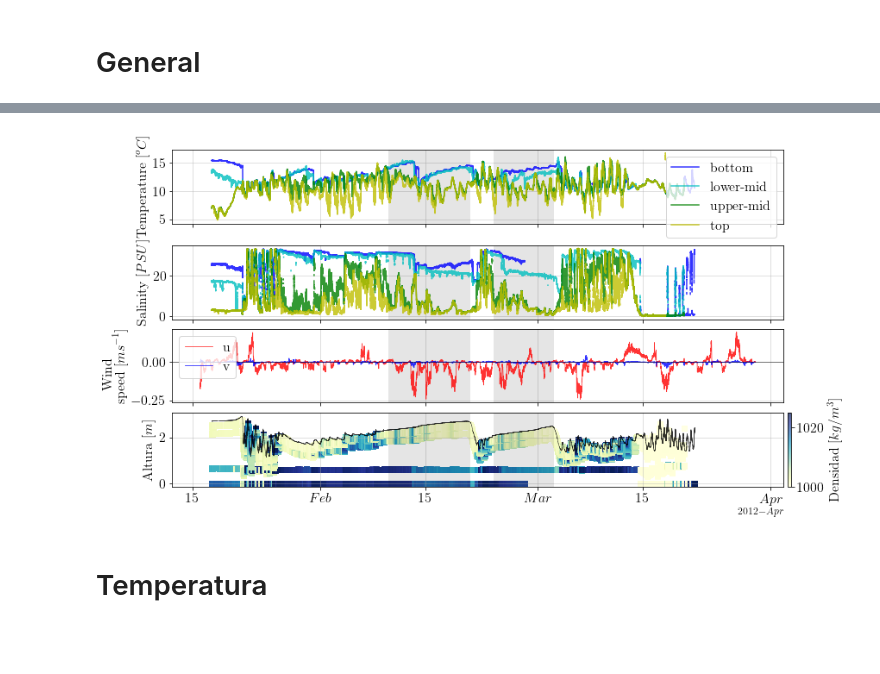
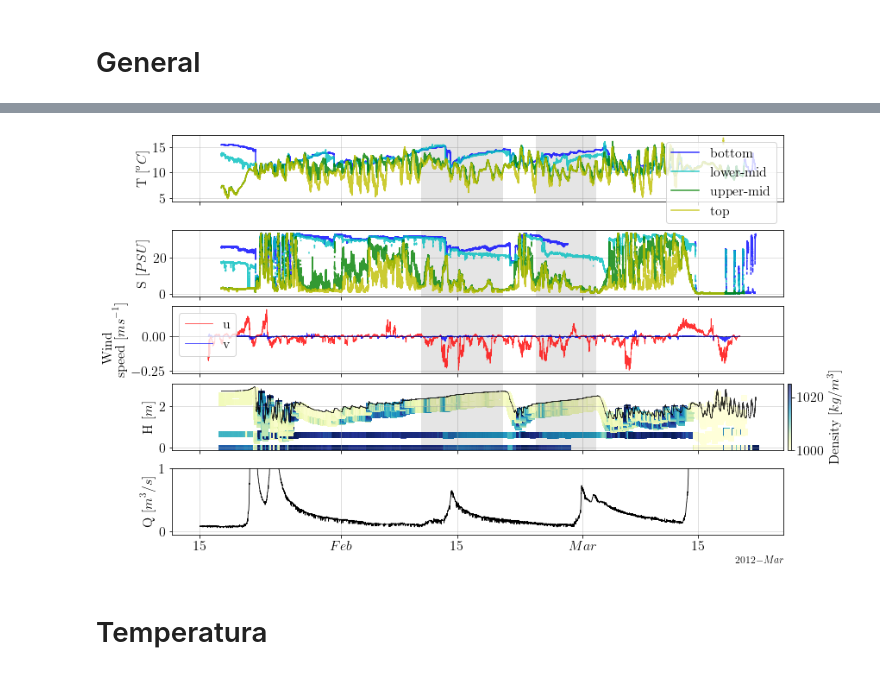
Before and after one commit to Dhannai/Thesis, a Jupyter notebook: febmar/CTD_nuevo.ipynb, the cells around one changed output, grey strips where cells are left out. Drawn from its saved outputs; the diff is of its cells as text; code cells hidden in the pictures; blank space fills up the shorter version.

```diff
--- a/febmar/CTD_nuevo.ipynb
+++ b/febmar/CTD_nuevo.ipynb
@@ -213,10 +213,10 @@ z_pc = z_pc.assign_coords(variables=("Depth2"))
 PC_CTD = xr.concat([PC_CTD, z_pc], dim="variables")
 # %%
 #Viento
-df2 = pd.read_table('C://Users//dhann//OneDrive//Documents//Magister//Estuario Pescadero//meteorological_station//raw//CR200Series_sixmin_pescadero_20120301.dat', sep=",", header=[1, 2, 3])
+df2 = pd.read_table('C://Users//Dhannai//OneDrive//Documents//Magister//Estuario Pescadero//meteorological_station//raw//CR200Series_sixmin_pescadero_20120301.dat', sep=",", header=[1, 2, 3])
 df2 = pd.DataFrame(df2.values, columns = ['TIMESTAMP','RECORD','Speed','Direction','Winddir_D2','airTC','RH'])
 df2 = df2.set_index('TIMESTAMP')
-df3 = pd.read_table('C://Users//dhann//OneDrive//Documents//Magister//Estuario Pescadero//meteorological_station//raw//CR200Series_sixmin_pescadero_20120419.dat', sep=",", header=[1, 2, 3])
+df3 = pd.read_table('C://Users//Dhannai//OneDrive//Documents//Magister//Estuario Pescadero//meteorological_station//raw//CR200Series_sixmin_pescadero_20120419.dat', sep=",", header=[1, 2, 3])
 df3 = pd.DataFrame(df3.values, columns = ['TIMESTAMP','RECORD','Speed','Direction','Winddir_D2','airTC','RH'])
 df3 = df3.set_index('TIMESTAMP')
 result = pd.concat([df2, df3], ignore_index=False, sort=False)
@@ -244,11 +244,12 @@ Q["fecha"] = pd.to_datetime(Q["fecha"].values)
 # %%
 #Importar caudal de pescadero cada 15 min en GMT
 # https://nwis.waterservices.usgs.gov/nwis/iv/?sites=11162500&parameterCd=00060&startDT=2011-07-07T00:00:00.000-07:00&endDT=2012-07-07T23:59:59.999-07:00&siteStatus=all&format=rdb
-Q = pd.read_csv("data\\caudal2012.csv", sep=';')
+Q = pd.read_csv("data\\caudal2012.csv", sep=';') #ft3/s
 Q = Q.drop(['5s', '15s', '14n', 'Unnamed: 6'], axis=1)
 Q['index'] = pd.to_datetime(Q['20d'] + ' ' + Q['6s'], format='%d-%m-%Y %H:%M')
 Q = Q.set_index('index')
 Q = Q.drop(['20d', '6s'], axis=1)
+Q = Q/35.3147 #m3/s
 # %%
 #Importar nivel de agua cada 6 min en hora local
 snfco = pd.read_csv("data/CO-OPS_9414290_met.csv")
@@ -305,6 +306,6 @@ dfw = rho_air*cd*dfw*abs(dfw)
 
 wdf = dfw.loc[datetime(2012,1,16):datetime(2012,3,30)]
 # %%
-wdf = dfw.loc[datetime(2012,1,16):datetime(2012,3,30)]
+wdf = dfw.loc[datetime(2012,1,16):datetime(2012,3,20)]
 # %% [markdown]
 # General
@@ -328,5 +312,5 @@ Q/35.3147
 # %%
-q = Q.loc[datetime(2012,2,11):datetime(2012,3,3)]
+q = Q.loc[datetime(2012,1,15):datetime(2012,3,20)]
 # %%
 tmin = 8
 tmax = 16
@@ -335,14 +319,14 @@ dmax = 1025
 smin = 0
 smax = 30
 
-fig, (ax1, ax4, ax3, ax2) = plt.subplots(nrows=4, figsize=(12, 6), constrained_layout=True, sharex=True)
+fig, (ax1, ax4, ax3, ax2, ax5) = plt.subplots(nrows=5, figsize=(12, 7), constrained_layout=True, sharex=True)
 
 #Formato fecha
 locator = mdates.AutoDateLocator()
 formatter = mdates.ConciseDateFormatter(locator)
 
 #Grafico de profundidad y densidad (color map) DC
-ax1.set_ylabel(r"Temperature "
+ax1.set_ylabel(r"T "
           r"$\displaystyle[^oC]$",
           fontsize=16)
 ax1.axvline(x=datetime(2012,2,15,12,30,0), color='k', linewidth=95, alpha=0.1)
@@ -361,7 +345,7 @@ ax1.legend(loc='upper right',
           fontsize=16);
 
 #Grafico de profundidad y densidad (color map) DC
-ax2.set_ylabel(r"Altura "
+ax2.set_ylabel(r"H "
           r"$\displaystyle[m]$",
           fontsize=16)
 ax2.axvline(x=datetime(2012,2,15,12,30,0), color='k', linewidth=95, alpha=0.1)
@@ -372,7 +356,7 @@ ax2.scatter(DC_CTD.time, DC_CTD.sel(sensor=2, variables='Depth2').v, c=DC_CTD.se
 ax2.scatter(DC_CTD.time, DC_CTD.sel(sensor=3, variables='Depth2').v, c=DC_CTD.sel(sensor=3, variables='Density').v, marker='s', alpha=0.7, cmap=cm.YlGnBu, vmin=dmin, vmax=dmax)
 ax2.scatter(DC_CTD.time, DC_CTD.sel(sensor=4, variables='Depth2').v, c=DC_CTD.sel(sensor=4, variables='Density').v, marker='s', alpha=0.7, cmap=cm.YlGnBu, vmin=dmin, vmax=dmax)
 cbar2 = fig.colorbar(scat, ax=ax2, pad=0.007)
-cbar2.set_label("Densidad [$kg/m^3$]", loc='center',
+cbar2.set_label("Density $[kg/m^3]$", loc='center',
           fontsize=16)
 cbar2.ax.tick_params(labelsize=16)
 ax2.xaxis.set_tick_params(labelsize=16)
@@ -395,35 +379,51 @@ ax3.xaxis.set_tick_params(labelsize=16)
 ax3.yaxis.set_tick_params(labelsize=16)
 ax3.grid(alpha=0.5)
 # ax3.text(pd.to_datetime('2012-3-30 00:00:00'), 8.7, 'B',
 #           fontsize=16)
 # ax3.text(pd.to_datetime('2012-1-25 00:00:00'), 9.4, 'dirección mar adentro',
 #           fontsize=16)
 # ax3.text(pd.to_datetime('2012-1-25 00:00:00'), -12.5, 'dirección tierra adentro',
 #           fontsize=16)
 
 #Grafico de profundidad y densidad (color map) DC
-ax4.set_ylabel(r"Salinity "
+ax4.set_ylabel(r"S "
           r"$\displaystyle[PSU]$",
           fontsize=16)
 ax4.axvline(x=datetime(2012,2,15,12,30,0), color='k', linewidth=95, alpha=0.1)
 ax4.axvline(x=datetime(2012,2,28,2,30,0), color='k', linewidth=70, alpha=0.1)
 ax4.plot(DC_CTD.time, DC_CTD.sel(sensor=1, variables='Sal_del').v, c='b', alpha=0.8, linewidth=1.5)
 ax4.plot(DC_CTD.time, DC_CTD.sel(sensor=2, variables='Sal_del').v, c='c', alpha=0.8, linewidth=1.5)
 ax4.plot(DC_CTD.time, DC_CTD.sel(sensor=3, variables='Sal_del').v, c='g', alpha=0.8, linewidth=1.5)
 ax4.plot(DC_CTD.time, DC_CTD.sel(sensor=4, variables='Sal_del').v, c='y', alpha=0.8, linewidth=1.5)
 
 
 ax4.xaxis.set_tick_params(labelsize=16)
 ax4.yaxis.set_tick_params(labelsize=16)
 ax4.grid(alpha=0.5)
 # ax4.text(pd.to_datetime('2012-3-30 00:00:00'), 2.5, 'B',
 #           fontsize=16)
 
+
+# caudal
+
+ax5.set_ylabel(r"Q "
+          r"$\displaystyle[m^3/s]$",
+          fontsize=16)
+
+ax5.plot(q.index, q, 'k', lw=0.8)
+
+ax5.xaxis.set_tick_params(labelsize=16)
+ax5.yaxis.set_tick_params(labelsize=16)
+ax5.grid(alpha=0.5)
+ax5.set_ylim(-0.05, 1)
+
+
+
 # Ajustar formato fecha
 ax1.xaxis.set_major_locator(locator)
 ax1.xaxis.set_major_formatter(formatter)
 # %% [output]
-[figure, old version]
+[figure, new version]
 # %% [markdown]
 # Temperatura
 # %%
```
Also changed, not shown: parts of 1 cell of this notebook, 1 other file.
